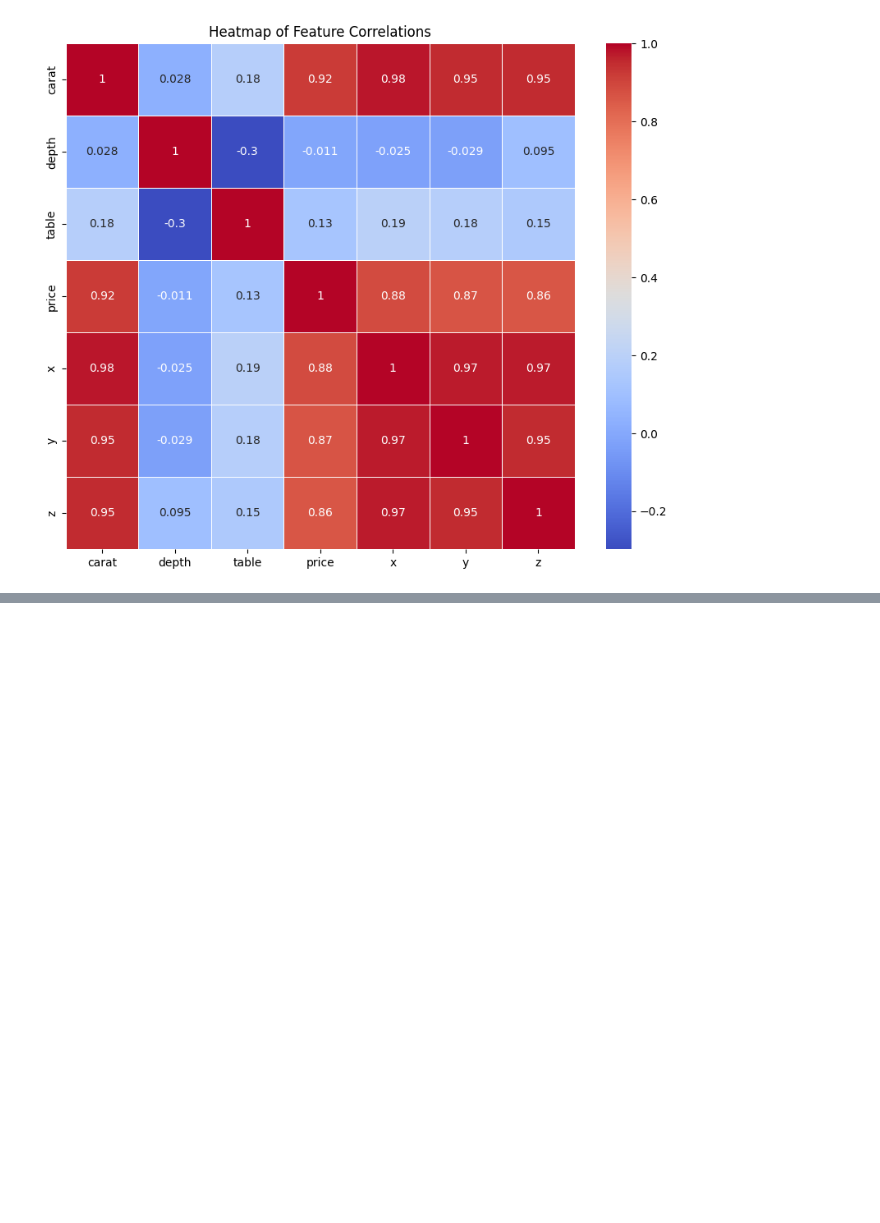
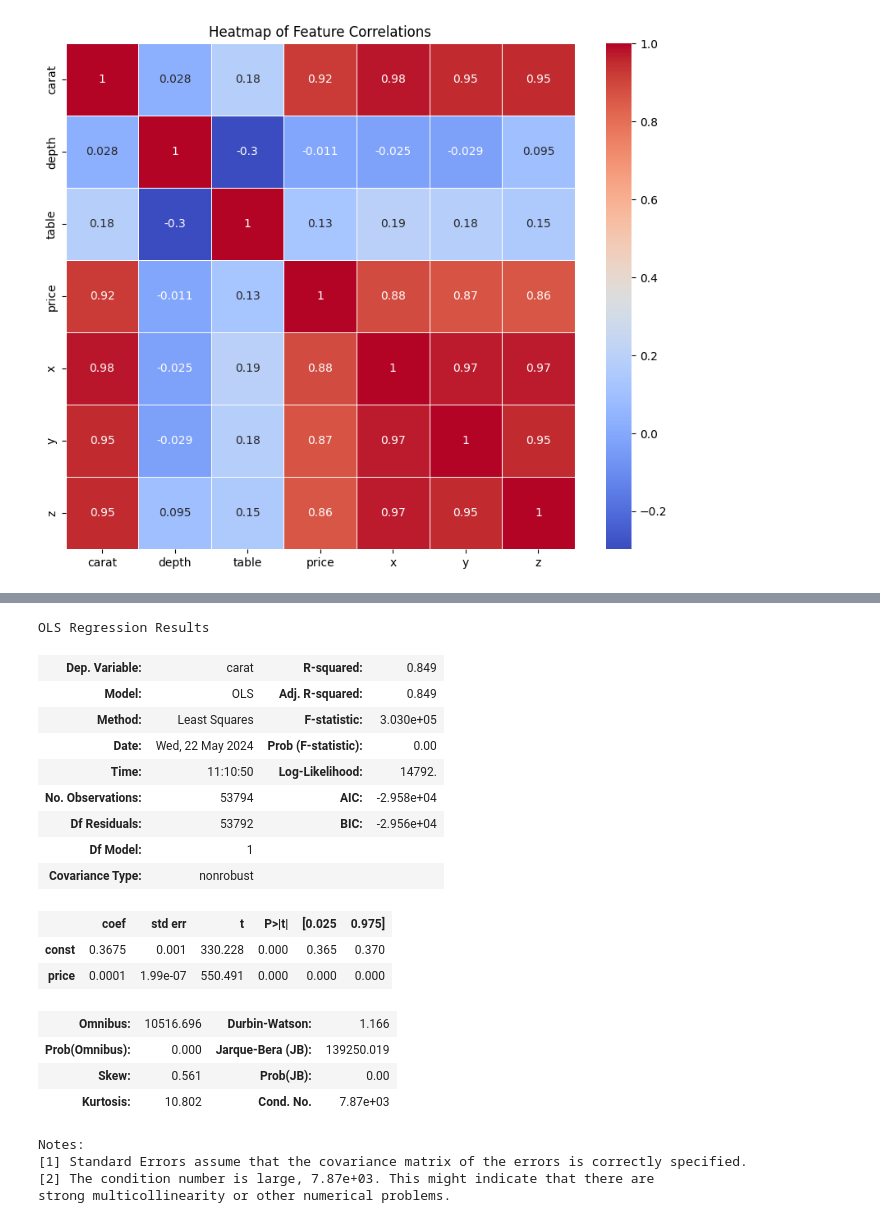
Before and after one commit to bamideletewogbade/blossom_academy_data_science_repo, a Jupyter notebook: assignments/diamonds_dataset_analysis.ipynb, the cells around one changed output, grey strips where cells are left out. Saved outputs shown, nothing was run; the diff lists cells and outputs as text; code cells hidden in the pictures; blank space fills up the shorter version.

Commit message:
Completed with fitting the model

```diff
--- a/assignments/diamonds_dataset_analysis.ipynb
+++ b/assignments/diamonds_dataset_analysis.ipynb
@@ -160,0 +174,39 @@ plt.show()
+# %%
+# lets define our X and y
+
+X = numeric_cols[['price']]
+y = numeric_cols['carat']
+
+# lets add our constant
+X = sm.add_constant(X)
+
+# fit the model
+model = sm.OLS(y, X).fit()
+
+# lets get the model summary
+model.summary()
+
+# my observation
+# when i used the price feature alone as my X variable, i got an R-squared value of 0.849
+# %% [output]
+OLS Regression Results
+| Dep. Variable: | carat | R-squared: | 0.849 |
+| Model: | OLS | Adj. R-squared: | 0.849 |
+| Method: | Least Squares | F-statistic: | 3.030e+05 |
+| Date: | Wed, 22 May 2024 | Prob (F-statistic): | 0.00 |
+| Time: | 11:10:50 | Log-Likelihood: | 14792. |
+| No. Observations: | 53794 | AIC: | -2.958e+04 |
+| Df Residuals: | 53792 | BIC: | -2.956e+04 |
+| Df Model: | 1 |  |  |
+| Covariance Type: | nonrobust |  |  |
+|  | coef | std err | t | P>|t| | [0.025 | 0.975] |
+| const | 0.3675 | 0.001 | 330.228 | 0.000 | 0.365 | 0.370 |
+| price | 0.0001 | 1.99e-07 | 550.491 | 0.000 | 0.000 | 0.000 |
+| Omnibus: | 10516.696 | Durbin-Watson: | 1.166 |
+| Prob(Omnibus): | 0.000 | Jarque-Bera (JB): | 139250.019 |
+| Skew: | 0.561 | Prob(JB): | 0.00 |
+| Kurtosis: | 10.802 | Cond. No. | 7.87e+03 |
+Notes:
+[1] Standard Errors assume that the covariance matrix of the errors is correctly specified.
+[2] The condition number is large, 7.87e+03. This might indicate that there are
+strong multicollinearity or other numerical problems.
```
Also changed, not shown: parts of 2 cells of this notebook.
